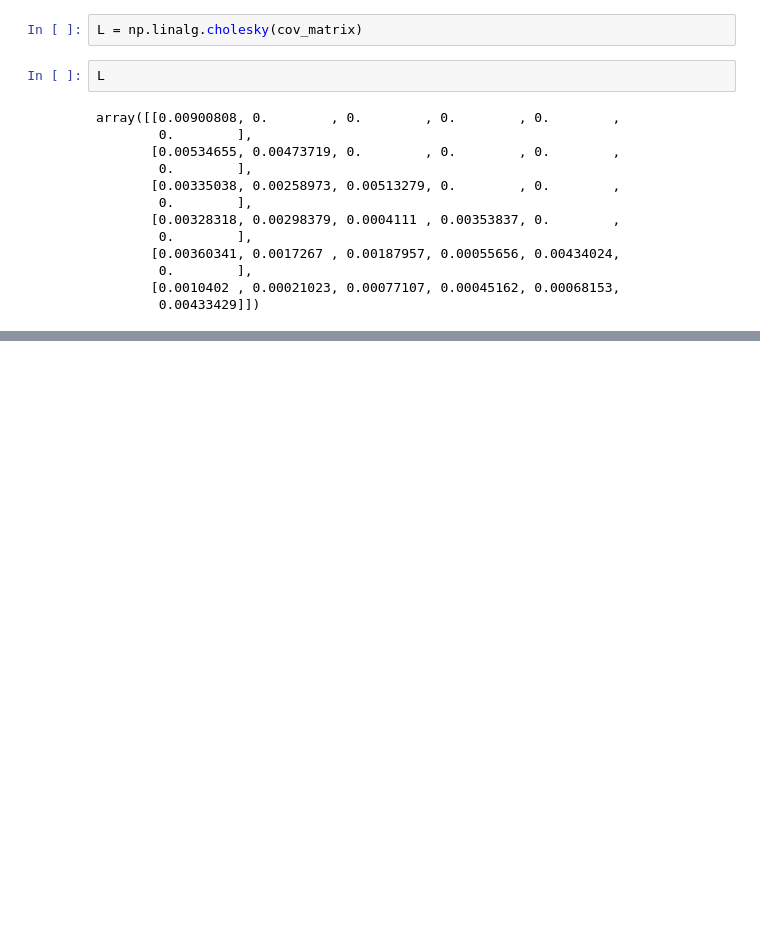
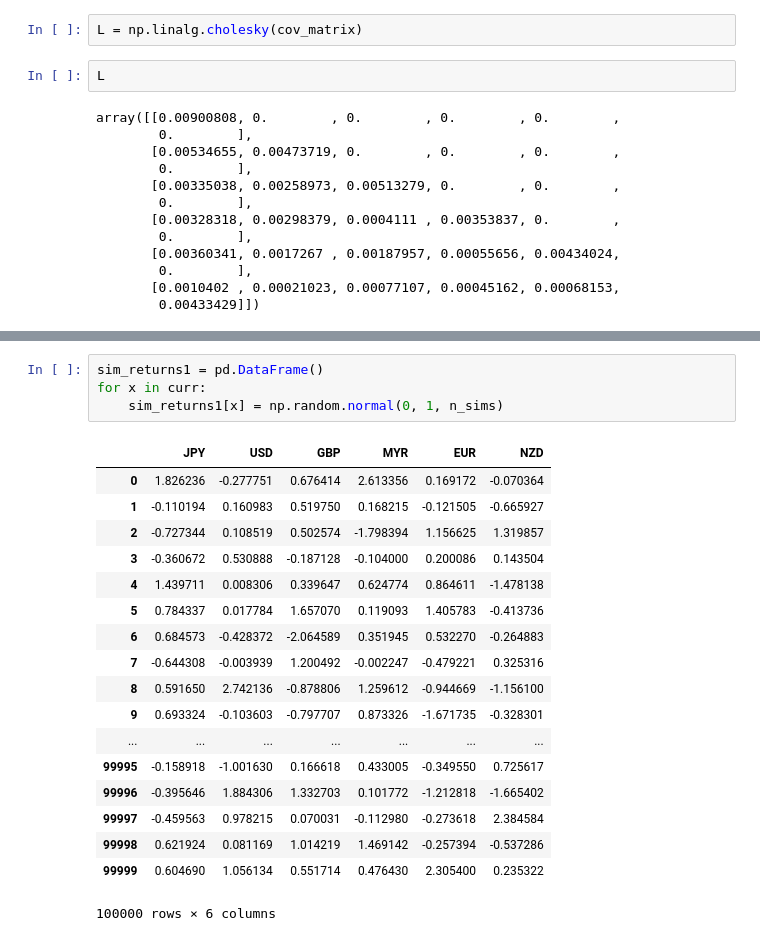
Before and after one commit to dxcv/Portfolio-VAR, a Jupyter notebook: Portfolio 2 - Monte Carlo and HS.ipynb, the cells around one changed output, grey strips where cells are left out. Saved outputs shown, nothing was run; the diff lists cells and outputs as text; blank space fills up the shorter version.

```diff
--- a/Portfolio 2 - Monte Carlo and HS.ipynb
+++ b/Portfolio 2 - Monte Carlo and HS.ipynb
@@ -286,0 +366,23 @@ array([[0.00900808, 0.        , 0.        , 0.        , 0.        ,
+# %%
+sim_returns1 = pd.DataFrame()
+for x in curr:
+    sim_returns1[x] = np.random.normal(0, 1, n_sims)
+# %% [output]
+|  | JPY | USD | GBP | MYR | EUR | NZD |
+| 0 | 1.826236 | -0.277751 | 0.676414 | 2.613356 | 0.169172 | -0.070364 |
+| 1 | -0.110194 | 0.160983 | 0.519750 | 0.168215 | -0.121505 | -0.665927 |
+| 2 | -0.727344 | 0.108519 | 0.502574 | -1.798394 | 1.156625 | 1.319857 |
+| 3 | -0.360672 | 0.530888 | -0.187128 | -0.104000 | 0.200086 | 0.143504 |
+| 4 | 1.439711 | 0.008306 | 0.339647 | 0.624774 | 0.864611 | -1.478138 |
+| 5 | 0.784337 | 0.017784 | 1.657070 | 0.119093 | 1.405783 | -0.413736 |
+| 6 | 0.684573 | -0.428372 | -2.064589 | 0.351945 | 0.532270 | -0.264883 |
+| 7 | -0.644308 | -0.003939 | 1.200492 | -0.002247 | -0.479221 | 0.325316 |
+| 8 | 0.591650 | 2.742136 | -0.878806 | 1.259612 | -0.944669 | -1.156100 |
+| 9 | 0.693324 | -0.103603 | -0.797707 | 0.873326 | -1.671735 | -0.328301 |
+| ... | ... | ... | ... | ... | ... | ... |
+| 99995 | -0.158918 | -1.001630 | 0.166618 | 0.433005 | -0.349550 | 0.725617 |
+| 99996 | -0.395646 | 1.884306 | 1.332703 | 0.101772 | -1.212818 | -1.665402 |
+| 99997 | -0.459563 | 0.978215 | 0.070031 | -0.112980 | -0.273618 | 2.384584 |
+| 99998 | 0.621924 | 0.081169 | 1.014219 | 1.469142 | -0.257394 | -0.537286 |
+| 99999 | 0.604690 | 1.056134 | 0.551714 | 0.476430 | 2.305400 | 0.235322 |
+100000 rows × 6 columns
```
Also changed, not shown: parts of 11 cells of this notebook, 23 other files.
